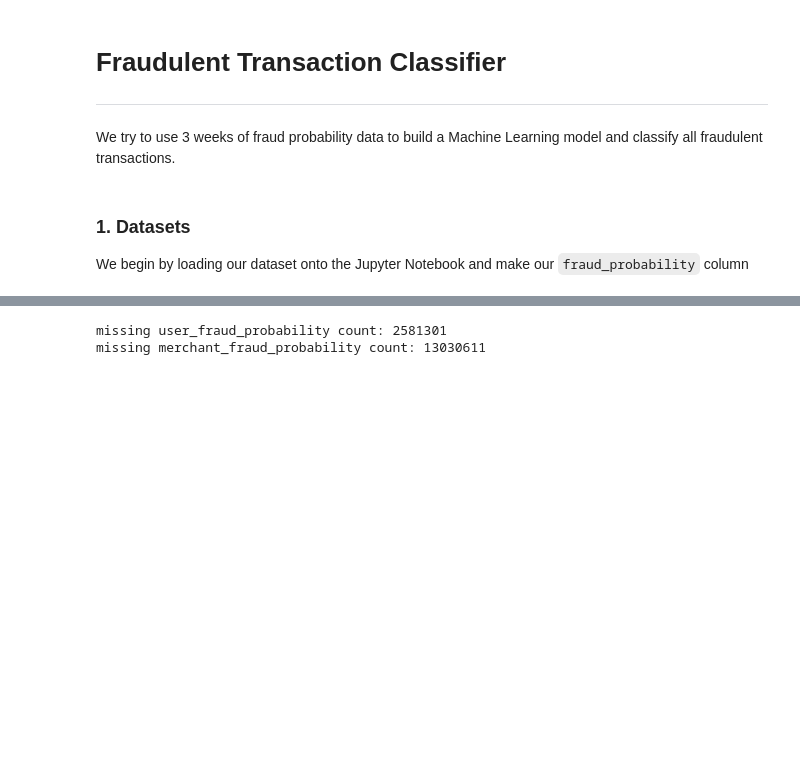
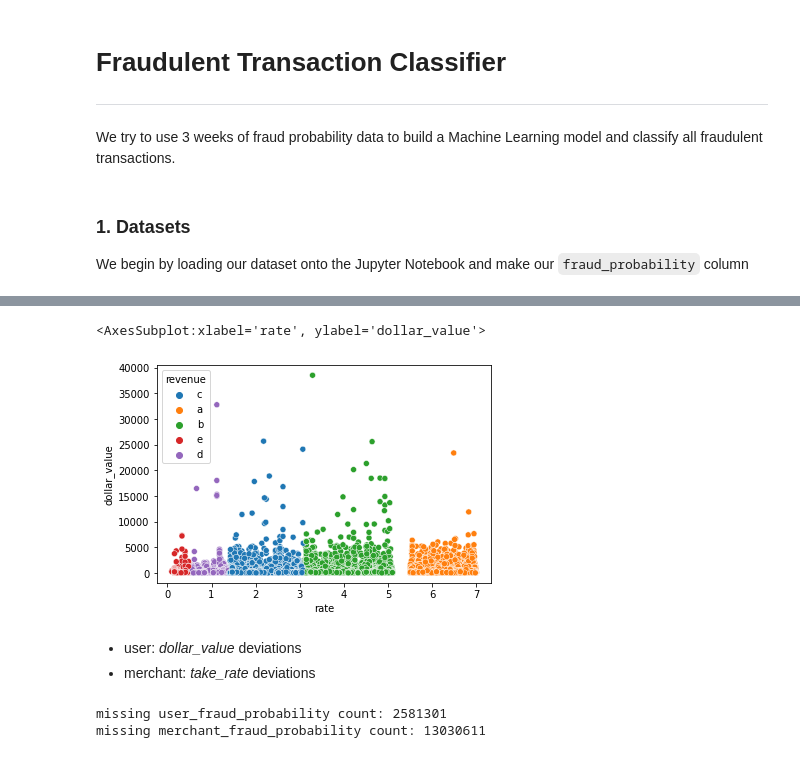
Before and after one commit to MAST30034-Applied-Data-Science/generic-buy-now-pay-later-project-group-56-bnlp, a Jupyter notebook: notebooks/personal_nb/shromann_nb.ipynb, the cells around one changed output, grey strips where cells are left out. Cells and saved outputs as stored; diff of their text form; code cells hidden in the pictures; blank space fills up the shorter version.

```diff
--- a/notebooks/personal_nb/shromann_nb.ipynb
+++ b/notebooks/personal_nb/shromann_nb.ipynb
@@ -38,6 +44,18 @@ sdf.limit(10)
 | 50315283629 | 1195503 | 1 | 115.82 | 15aa1064-944f-4e5... | 2021-11-13 | WA | 6935 | Female | ... |
 | 46654841462 | 1195503 | 1 | 18.5 | b661e2cb-0796-444... | 2022-09-03 | WA | 6935 | Female | ... |
 | 50315283629 | 1195503 | 1 | 63.88 | c4e1da7a-39b5-49d... | 2022-10-13 | WA | 6935 | Female | ... |
+# %%
+import seaborn as sns
+
+df = sdf.select('revenue', 'rate', 'dollar_value').sample(0.01).toPandas()
+
+sns.scatterplot(data=df, x='rate', y='dollar_value', hue='revenue')
+# %% [output]
+<AxesSubplot:xlabel='rate', ylabel='dollar_value'>
+[figure, added]
+# %% [markdown]
+- user: *dollar_value* deviations
+- merchant: *take_rate* deviations
 # %%
 print('missing user_fraud_probability count:', sdf.where(F.col('user_fraud_probability').isNull()).count())
 print('missing merchant_fraud_probability count:', sdf.where(F.col('merchant_fraud_probability').isNull()).count())
```
Also changed, not shown: parts of 30 cells of this notebook, 1 other file.
